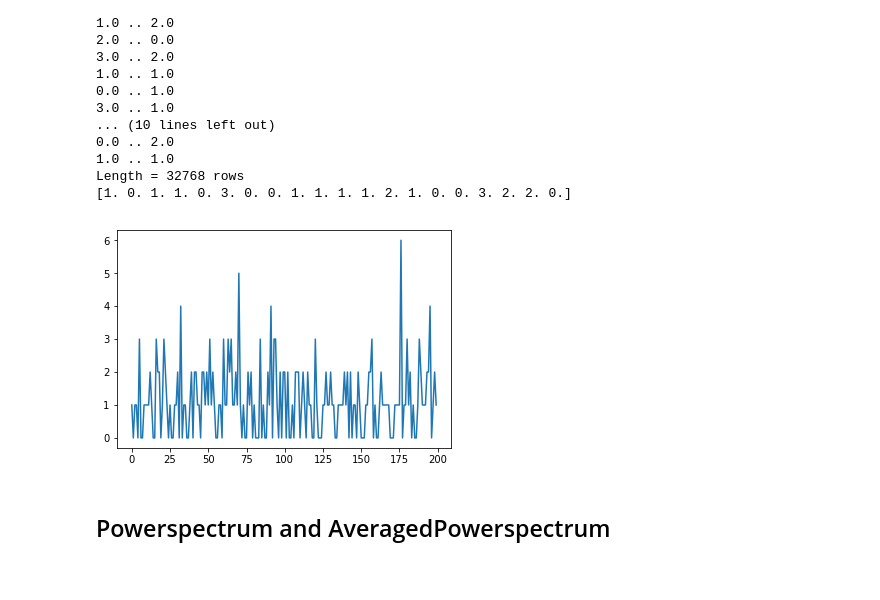
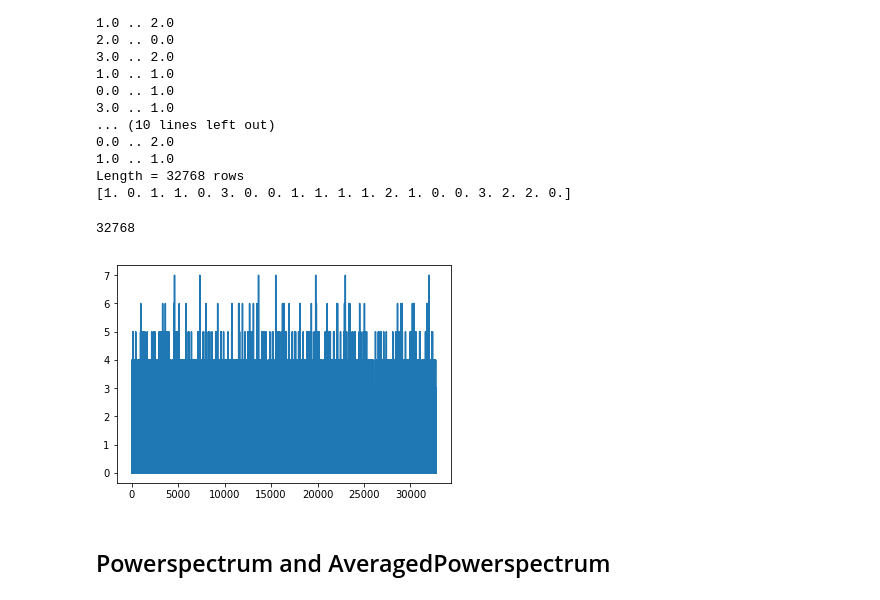
Before and after one commit to swapsha96/gsoc-learning, a Jupyter notebook: week0/Playing with kHz QPO.ipynb, the cells around one changed output. Drawn from its saved outputs; the diff is of its cells as text; code cells hidden in the pictures.

```diff
--- a/week0/Playing with kHz QPO.ipynb
+++ b/week0/Playing with kHz QPO.ipynb
@@ -82,13 +82,16 @@ print(ref[0])
 Length = 32768 rows
 [1. 0. 1. 1. 0. 3. 0. 0. 1. 1. 1. 1. 2. 1. 0. 0. 3. 2. 2. 0.]
 # %%
-counts = np.hstack(np.array(ref[:10,:])) # Flatten first `x` rows (x = 10)
+seg_1 = 1
+seg_2 = 2
+counts = np.array(ref[:,seg_1:seg_2]) # Flatten first `x` rows (x = 10)
 times = np.arange(len(counts))
-
+print(len(counts))
 lc = Lightcurve(times, counts)
 lc.plot()
 # %% [output]
+32768
-[figure, old version]
+[figure, new version]
 # %% [markdown]
 ## Powerspectrum and AveragedPowerspectrum
 # %% [markdown]
```
Also changed, not shown: parts of 6 cells of this notebook.
